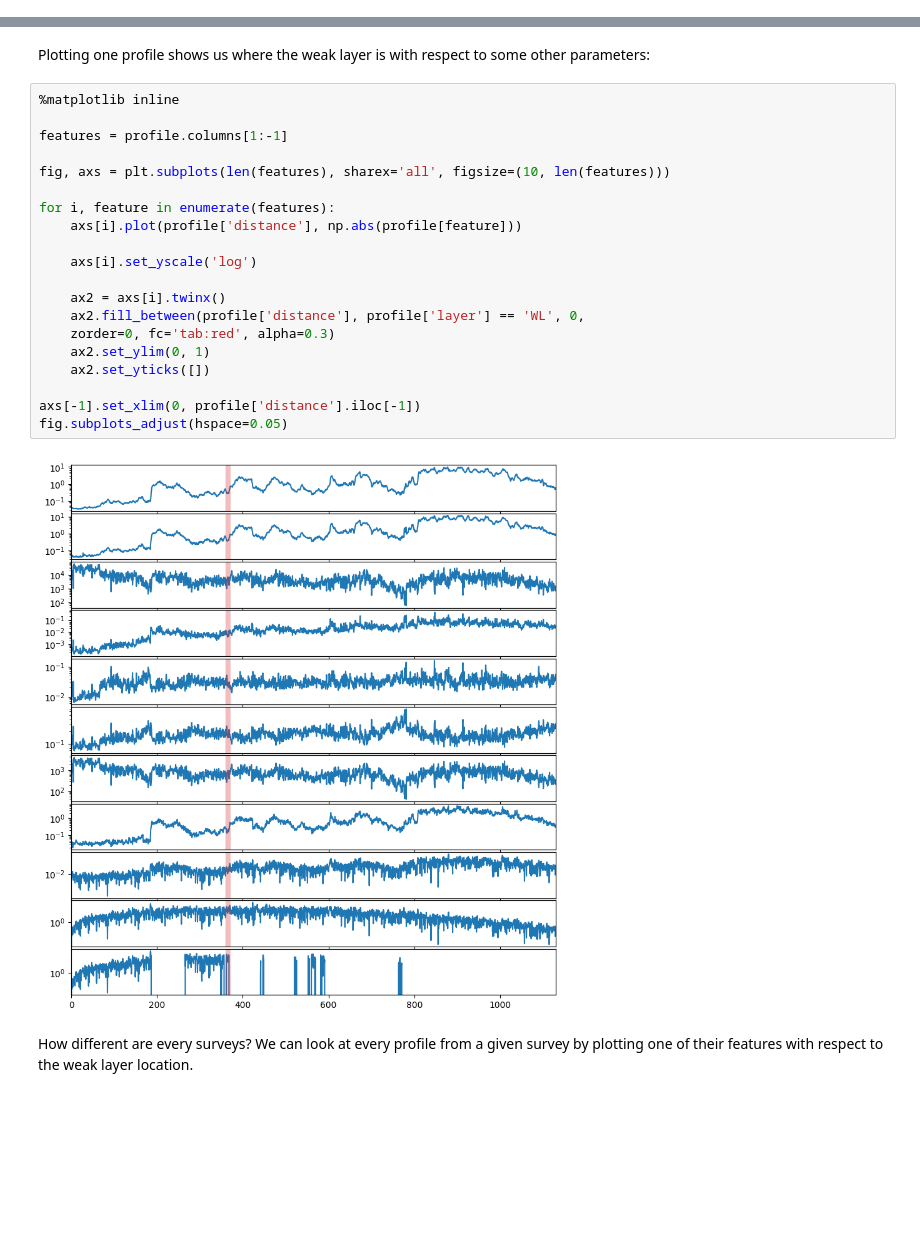
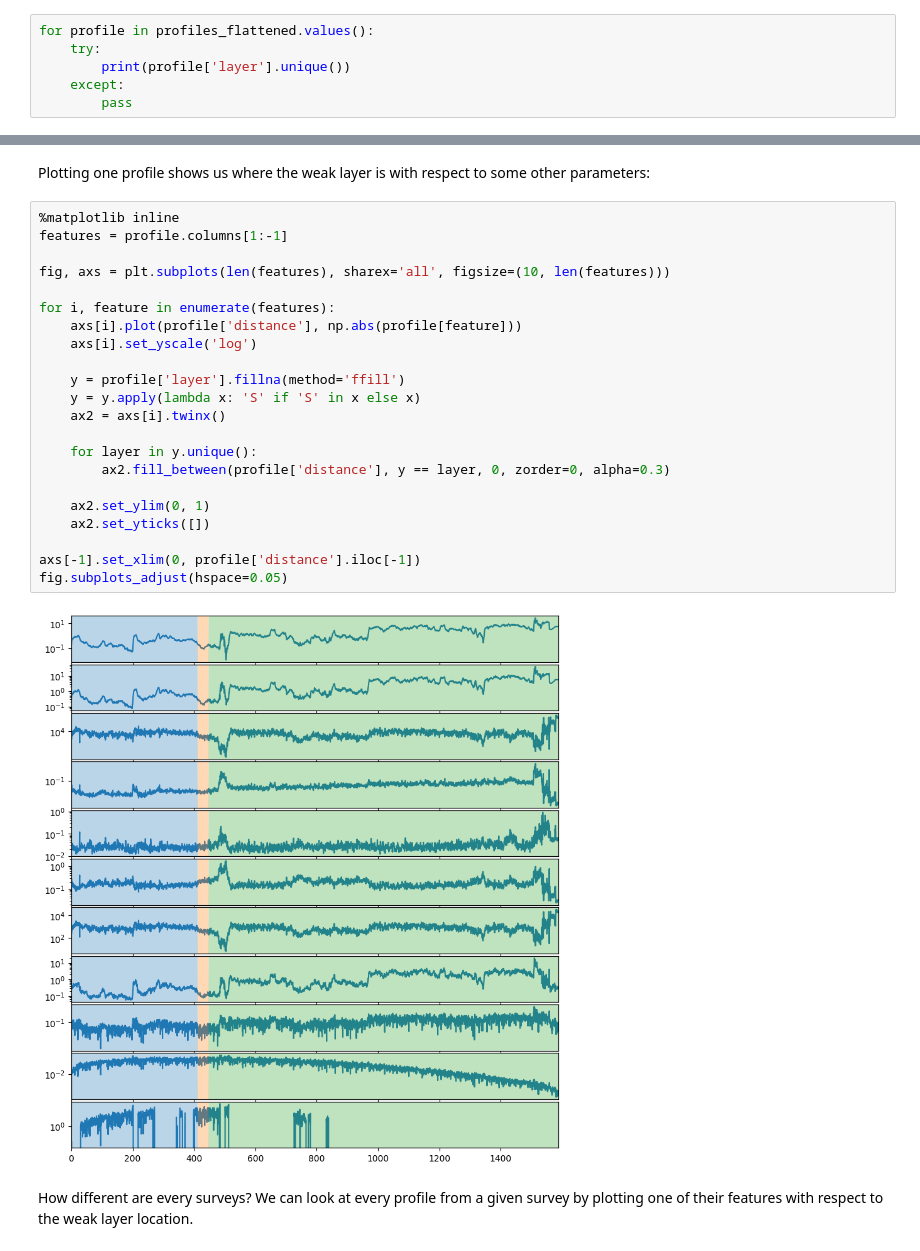
Before and after one commit to aleximorin/SMP_segmentation, a Jupyter notebook: 1. Data exploration.ipynb, the cells around one changed output, grey strips where cells are left out. Cells and saved outputs as stored; diff of their text form; blank space fills up the shorter version.

```diff
--- a/1. Data exploration.ipynb
+++ b/1. Data exploration.ipynb
@@ -53,3 +53,9 @@ Index(['distance', 'force_median', 'fmax', 'L2012_lambda', 'L2012_f0',
        'L2012_delta', 'L2012_L', 'npeaks', 'B2009_psi', 'gradient_psi',
        'delta_bellaire', 'delta_bellairef5', 'layer'],
       dtype='object')
+# %%
+for profile in profiles_flattened.values():
+    try:
+        print(profile['layer'].unique())
+    except:
+        pass
@@ -57,26 +81,28 @@ Index(['distance', 'force_median', 'fmax', 'L2012_lambda', 'L2012_f0',
 Plotting one profile shows us where the weak layer is with respect to some other parameters:
 # %%
 %matplotlib inline
-
 features = profile.columns[1:-1]
 
 fig, axs = plt.subplots(len(features), sharex='all', figsize=(10, len(features)))
 
 for i, feature in enumerate(features):
     axs[i].plot(profile['distance'], np.abs(profile[feature]))
-
     axs[i].set_yscale('log')
 
+    y = profile['layer'].fillna(method='ffill')
+    y = y.apply(lambda x: 'S' if 'S' in x else x)
     ax2 = axs[i].twinx()
-    ax2.fill_between(profile['distance'], profile['layer'] == 'WL', 0,
-    zorder=0, fc='tab:red', alpha=0.3)
+
+    for layer in y.unique():
+        ax2.fill_between(profile['distance'], y == layer, 0, zorder=0, alpha=0.3)
+
     ax2.set_ylim(0, 1)
     ax2.set_yticks([])
 
 axs[-1].set_xlim(0, profile['distance'].iloc[-1])
 fig.subplots_adjust(hspace=0.05)
 # %% [output]
-[figure, old version]
+[figure, new version]
 # %% [markdown]
 How different are every surveys? We can look at every profile from a given survey by plotting one of their features with respect to the weak layer location.
 # %%
```
Also changed, not shown: parts of 9 cells of this notebook, 1 other file.
